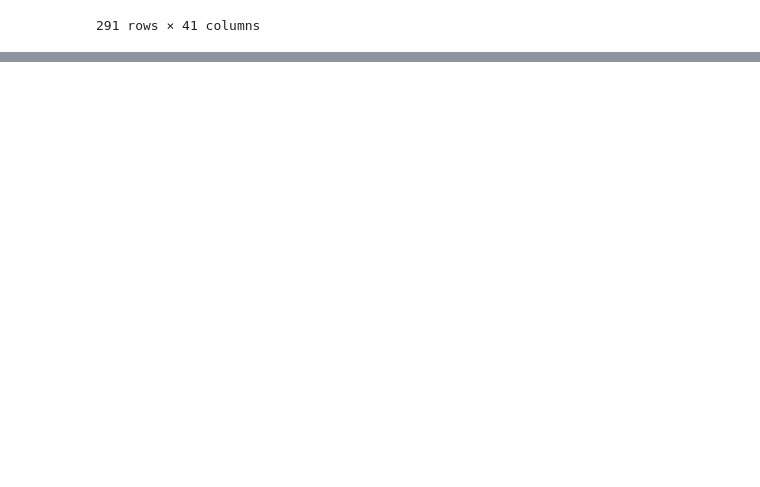
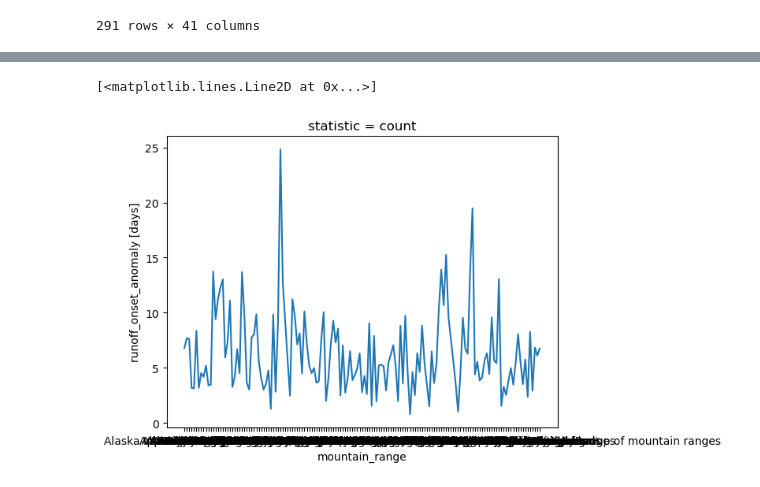
Before and after one commit to egagli/global_snowmelt_runoff_onset, a Jupyter notebook: analysis/mountain_range_analysis.ipynb, the cells around one changed output, grey strips where cells are left out. Cells and saved outputs as stored; diff of their text form; code cells hidden in the pictures; blank space fills up the shorter version.

Commit message:
update mountain range analysis

```diff
--- a/analysis/mountain_range_analysis.ipynb
+++ b/analysis/mountain_range_analysis.ipynb
@@ -106,0 +409,29 @@ MemoryError: Unable to allocate 730. GiB for an array with shape (499998, 195970
+# %%
+# Load and prepare world data
+continents_gdf = gpd.read_file(f"zip+https://pubs.usgs.gov/of/2006/1187/basemaps/continents/continents.zip")
+
+# Project GMBA for accurate centroids
+projected_gmba = gmba_gdf.to_crs("EPSG:3857")
+
+# Create mountain points with projected centroids
+mountain_data = []
+for name in binned_ds.mountain_range.values:
+    if name in gmba_gdf['MapName'].values:
+        point_data = projected_gmba[projected_gmba['MapName'] == name]
+    else:
+        point_data = projected_gmba[projected_gmba['Level_04'] == name]
+
+    centroid = point_data.geometry.centroid.iloc[0]
+    centroid_wgs84 = gpd.GeoSeries([Point(centroid.x, centroid.y)], crs="EPSG:3857").to_crs("EPSG:4326")
+
+    mountain_data.append({
+        'name': name,
+        'geometry': centroid_wgs84.iloc[0],
+        'latitude': centroid.y,
+        'longitude': centroid.x
+    })
+
+mountain_points = gpd.GeoDataFrame(mountain_data)
+mountain_points = mountain_points.set_geometry('geometry').set_crs("EPSG:4326")
+range_metadata = gpd.sjoin_nearest(mountain_points, continents_gdf[['CONTINENT', 'geometry']], how='left')
+range_metadata = range_metadata.replace(to_replace='Australia', value='Oceania')
@@ -106,0 +494,7 @@ MemoryError: Unable to allocate 730. GiB for an array with shape (499998, 195970
+# %%
+cordilleras = range_metadata[range_metadata['CONTINENT']=='South America']
+cordilleras = cordilleras[cordilleras.geometry.y>-20]
+
+for cordillera in cordilleras['name']:
+    if cordillera in binned_ds['mountain_range'].values:
+        binned_ds.loc[{'mountain_range':cordillera}] = binned_ds.sel(mountain_range=cordillera).where((binned_ds['runoff_onset_median'].sel(mountain_range=cordillera,statistic='mean')<250) |  (binned_ds.sel(mountain_range=cordillera)['elevation']>5000))
@@ -106,0 +503,3 @@ MemoryError: Unable to allocate 730. GiB for an array with shape (499998, 195970
+# %%
+area_averaged_anomalies_ds = (binned_ds['runoff_onset_anomaly'].sel(statistic='mean')*binned_ds['runoff_onset_anomaly'].sel(statistic='count')).sum(dim=['aspect','elevation'])/binned_ds['runoff_onset_anomaly'].sel(statistic='count').sum(dim=['aspect','elevation'])
+area_averaged_anomalies_ds
@@ -106,0 +527,7 @@ MemoryError: Unable to allocate 730. GiB for an array with shape (499998, 195970
+# %%
+area_averaged_anomalies_mad_ds = np.abs(area_averaged_anomalies_ds).median(dim='water_year')
+# %%
+area_averaged_anomalies_mad_ds.plot()
+# %% [output]
+[<matplotlib.lines.Line2D at 0x...>]
+[figure, added]
```
Also changed, not shown: parts of 54 cells of this notebook.
